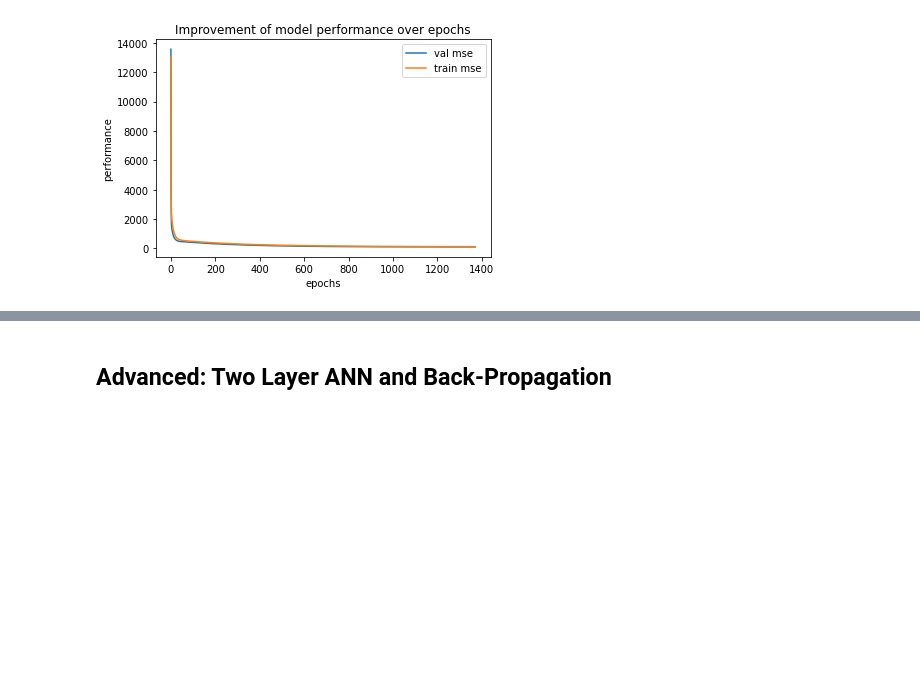
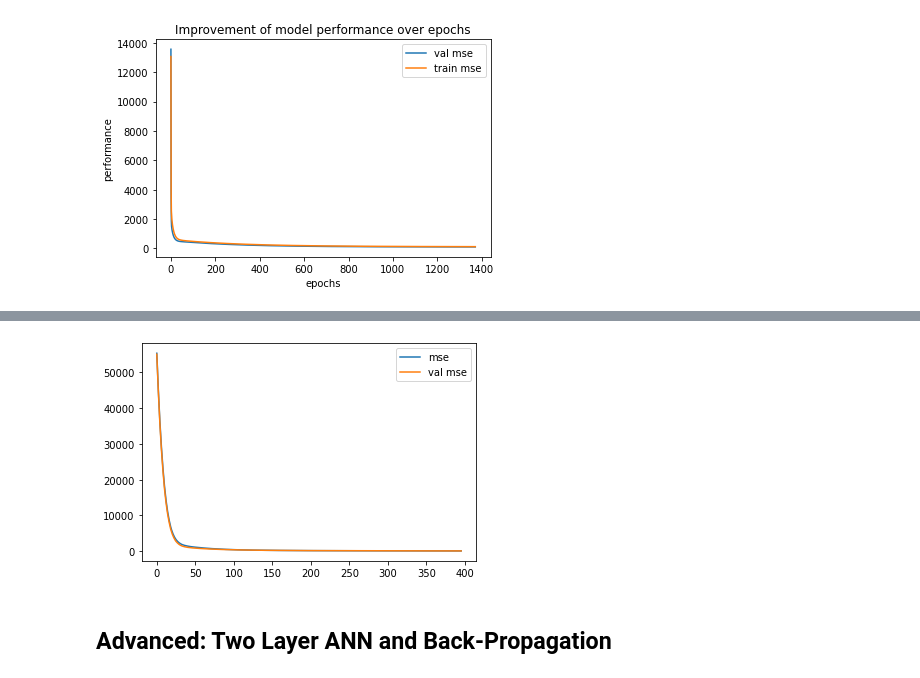
Before and after one commit to WelfLowe/ML4developers, a Jupyter notebook: 6_Neural_Networks.ipynb, the cells around one changed output, grey strips where cells are left out. Cells and saved outputs as stored; diff of their text form; code cells hidden in the pictures; blank space fills up the shorter version.

```diff
--- a/6_Neural_Networks.ipynb
+++ b/6_Neural_Networks.ipynb
@@ -463,0 +509,4 @@ Validation MSE 103.81981067162394
+# %%
+cb = EarlyStopping(monitor='val_mse', mode='min', min_delta=0.1, patience=10)
+Regressor2 = get_regression_model()
+r = Regressor2.fit(X_train, y_train, validation_data=(X_val, y_val), epochs=1000, verbose=0, callbacks=[cb])
@@ -463,0 +525,10 @@ Validation MSE 103.81981067162394
+# %%
+plt.plot(r.history['mse'], label='mse')
+plt.plot(r.history['val_mse'], label='val mse')
+plt.legend()
+
+result_train = Regressor2.evaluate(X_train, y_train)
+result_val = Regressor2.evaluate(X_val, y_val)
+print('Training MSE', result_train[0])
+print('Validation MSE', result_val[0])
+# %% [output]
@@ -464,3 +539,4 @@ Validation MSE 103.81981067162394
+[figure, added]
 # %% [markdown]
 ## Advanced: Two Layer ANN and Back-Propagation
 # %% [markdown]
```
Also changed, not shown: parts of 15 cells of this notebook.
